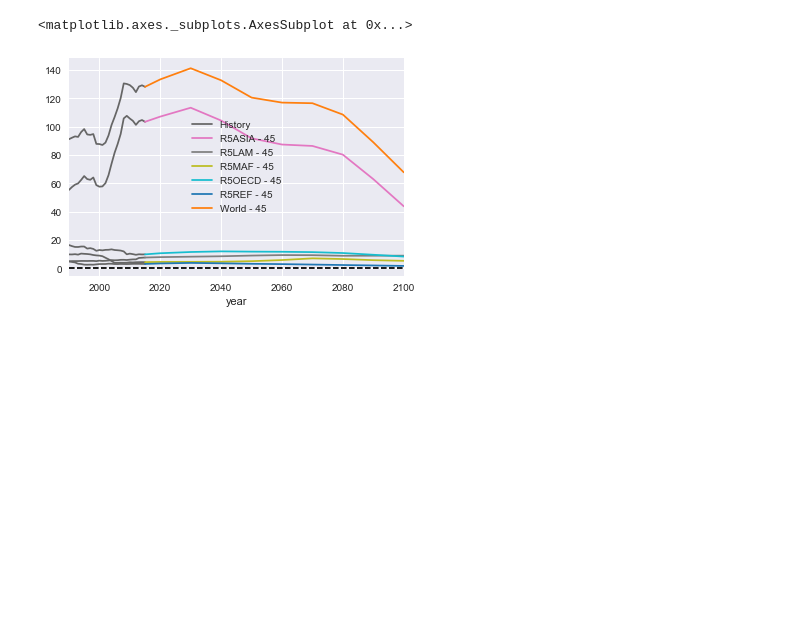
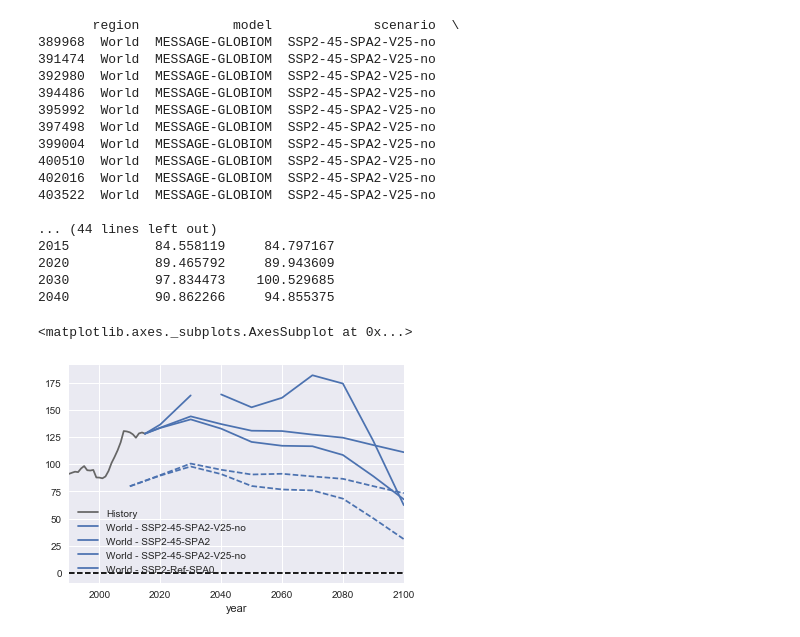
Before and after one commit to gidden/harmonization-methods-paper, a Jupyter notebook: analysis/results.ipynb, the cells around one changed output. Cells and saved outputs as stored; diff of their text form; code cells hidden in the pictures; blank space fills up the shorter version.

```diff
--- a/analysis/results.ipynb
+++ b/analysis/results.ipynb
@@ -19,2 +20,0 @@ utils.plot_lines?
-# %%
-df.loc[df.scenario.str.contains('override'), 'model'] = 'foo'
@@ -21,6 +42,23 @@ df.loc[df.scenario.str.contains('override'), 'model'] = 'foo'
 # %%
-utils.plot_lines(df, gas='CO', sector='Industrial Sector')
+utils.plot_lines(df, gas='CO', sector='Industrial Sector', regions=['World'], unharmonized=True)
 # %% [output]
-<matplotlib.axes._subplots.AxesSubplot at 0x...>
+       region            model             scenario  \
+389968  World  MESSAGE-GLOBIOM  SSP2-45-SPA2-V25-no
+391474  World  MESSAGE-GLOBIOM  SSP2-45-SPA2-V25-no
+392980  World  MESSAGE-GLOBIOM  SSP2-45-SPA2-V25-no
+394486  World  MESSAGE-GLOBIOM  SSP2-45-SPA2-V25-no
+395992  World  MESSAGE-GLOBIOM  SSP2-45-SPA2-V25-no
+397498  World  MESSAGE-GLOBIOM  SSP2-45-SPA2-V25-no
+399004  World  MESSAGE-GLOBIOM  SSP2-45-SPA2-V25-no
+400510  World  MESSAGE-GLOBIOM  SSP2-45-SPA2-V25-no
+402016  World  MESSAGE-GLOBIOM  SSP2-45-SPA2-V25-no
+403522  World  MESSAGE-GLOBIOM  SSP2-45-SPA2-V25-no
+
+... (44 lines left out)
+2015           84.558119     84.797167
+2020           89.465792     89.943609
+2030           97.834473    100.529685
+2040           90.862266     94.855375
+<matplotlib.axes._subplots.AxesSubplot at 0x...>
-[figure, old version]
+[figure, new version]
 # %%
```
Also changed, not shown: parts of 19 cells of this notebook, 3 other files.
